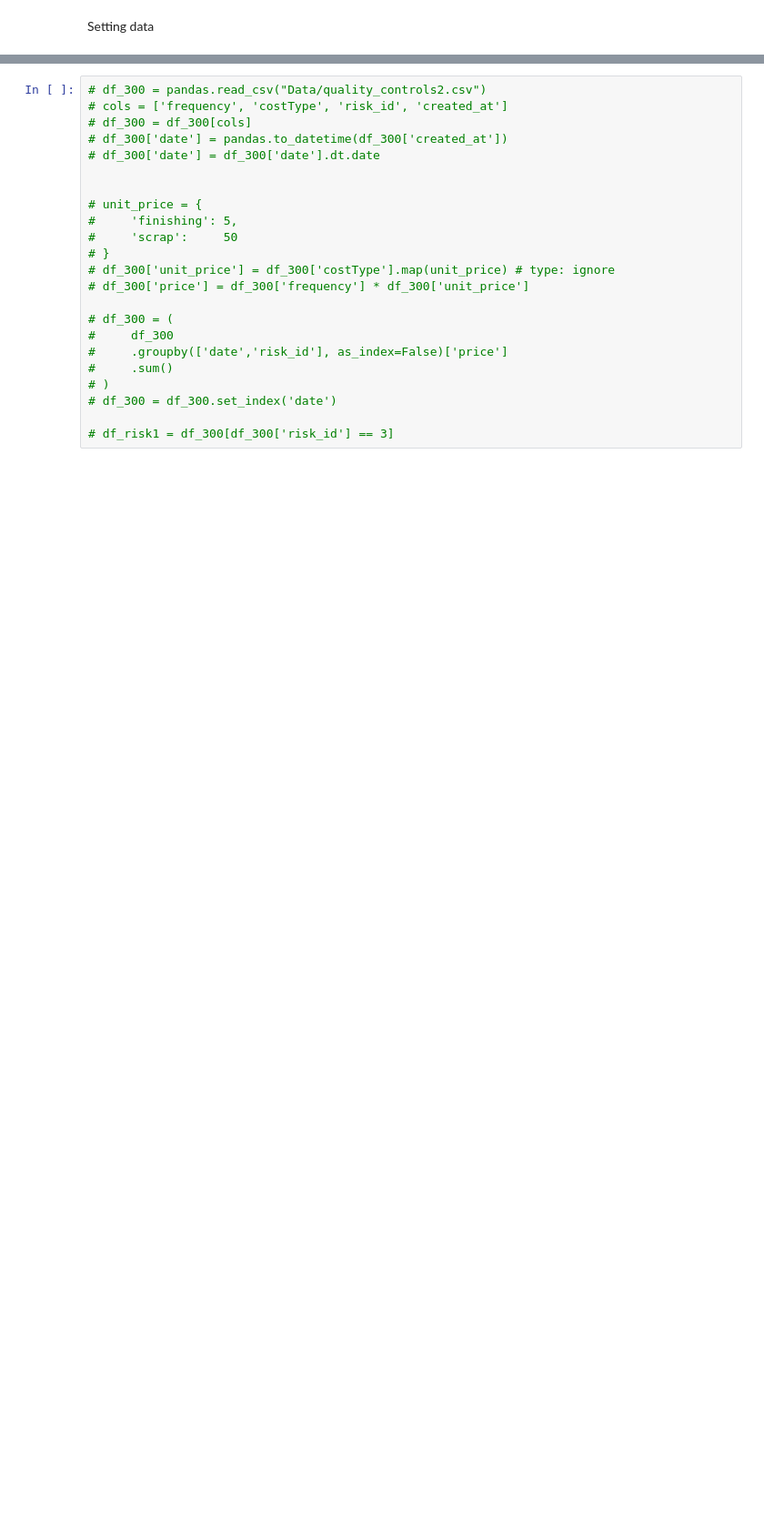
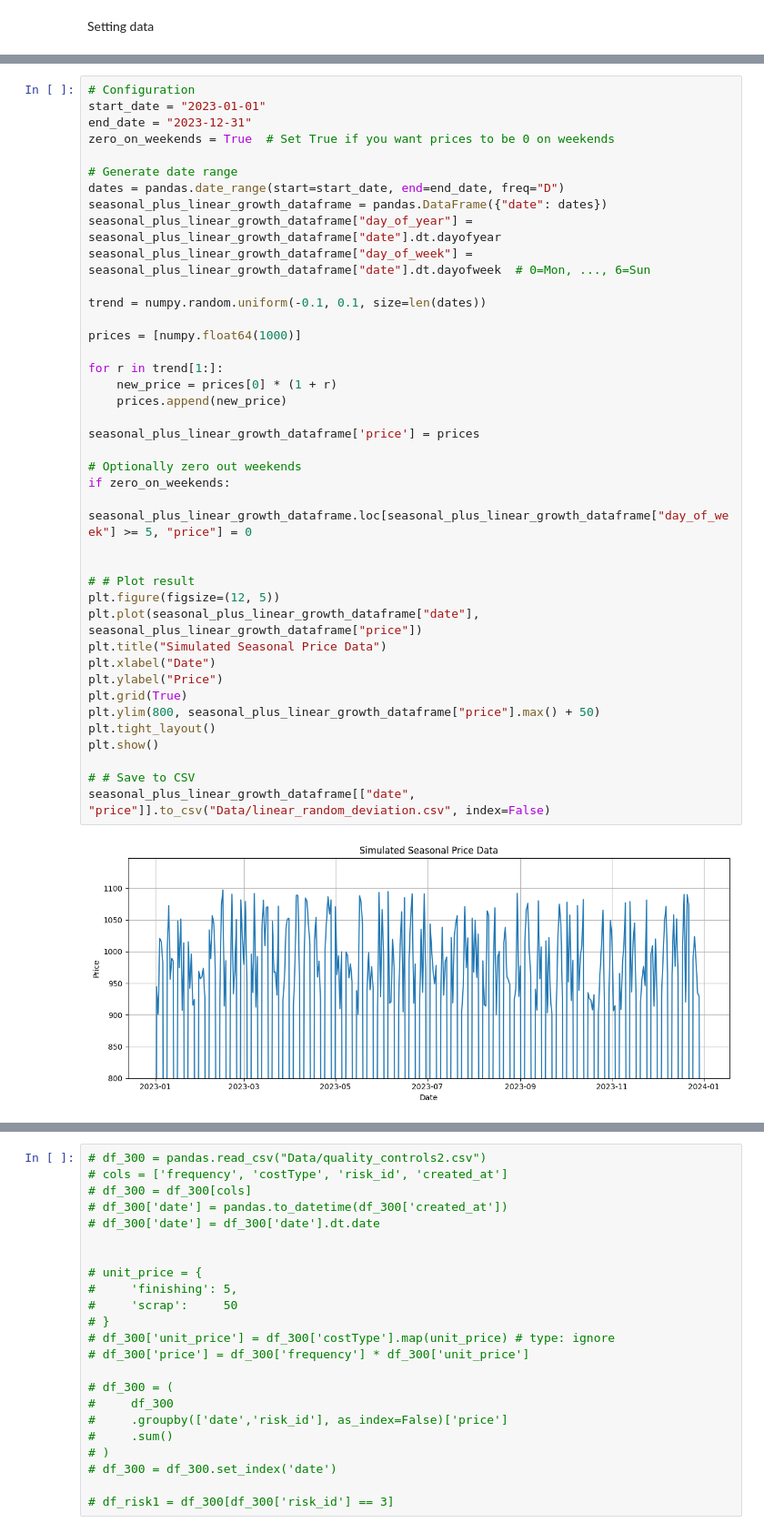
Before and after one commit to AndrijaLazic/Time-Series-Forecasting, a Jupyter notebook: python-roi/main.ipynb, the cells around one changed output, grey strips where cells are left out. Shown at 91% size. Drawn from its saved outputs; the diff is of its cells as text; blank space fills up the shorter version.

```diff
--- a/python-roi/main.ipynb
+++ b/python-roi/main.ipynb
@@ -140,0 +147,42 @@ seasonal__dataframe[["date", "price"]].to_csv("Data/seasonal_price_data.csv", in
+# %%
+# Configuration
+start_date = "2023-01-01"
+end_date = "2023-12-31"
+zero_on_weekends = True  # Set True if you want prices to be 0 on weekends
+
+# Generate date range
+dates = pandas.date_range(start=start_date, end=end_date, freq="D")
+seasonal_plus_linear_growth_dataframe = pandas.DataFrame({"date": dates})
+seasonal_plus_linear_growth_dataframe["day_of_year"] = seasonal_plus_linear_growth_dataframe["date"].dt.dayofyear
+seasonal_plus_linear_growth_dataframe["day_of_week"] = seasonal_plus_linear_growth_dataframe["date"].dt.dayofweek  # 0=Mon, ..., 6=Sun
+
+trend = numpy.random.uniform(-0.1, 0.1, size=len(dates))
+
+prices = [numpy.float64(1000)]
+
+for r in trend[1:]:
+    new_price = prices[0] * (1 + r)
+    prices.append(new_price)
+
+seasonal_plus_linear_growth_dataframe['price'] = prices
+
+# Optionally zero out weekends
+if zero_on_weekends:
+    seasonal_plus_linear_growth_dataframe.loc[seasonal_plus_linear_growth_dataframe["day_of_week"] >= 5, "price"] = 0
+
+
+# # Plot result
+plt.figure(figsize=(12, 5))
+plt.plot(seasonal_plus_linear_growth_dataframe["date"], seasonal_plus_linear_growth_dataframe["price"])
+plt.title("Simulated Seasonal Price Data")
+plt.xlabel("Date")
+plt.ylabel("Price")
+plt.grid(True)
+plt.ylim(800, seasonal_plus_linear_growth_dataframe["price"].max() + 50)
+plt.tight_layout()
+plt.show()
+
+# # Save to CSV
+seasonal_plus_linear_growth_dataframe[["date", "price"]].to_csv("Data/linear_random_deviation.csv", index=False)
+# %% [output]
+[figure, added]
```
Also changed, not shown: parts of 13 cells of this notebook, 1 other file.
